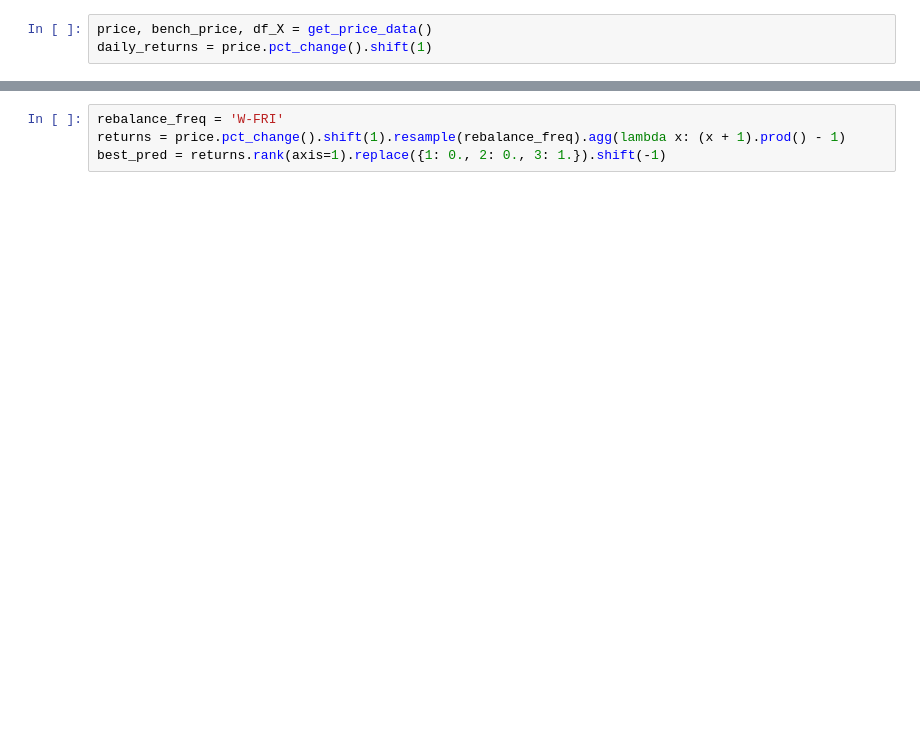
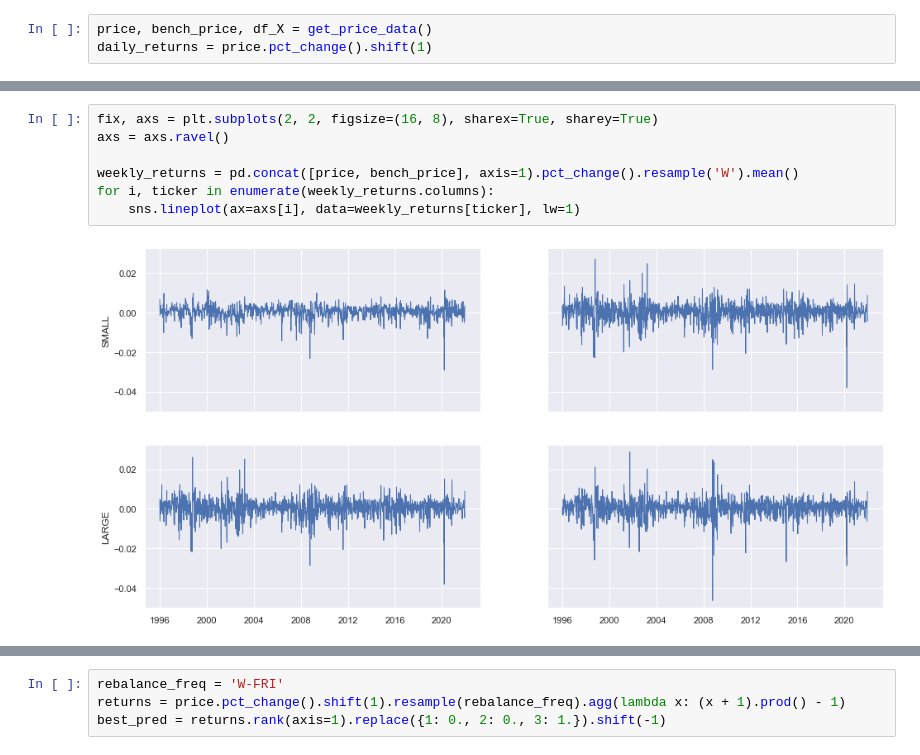
Before and after one commit to lacoupe/BCVS, a Jupyter notebook: SW/size/size.ipynb, the cells around one changed output, grey strips where cells are left out. Drawn from its saved outputs; the diff is of its cells as text; blank space fills up the shorter version.

```diff
--- a/SW/size/size.ipynb
+++ b/SW/size/size.ipynb
@@ -33,3 +54,12 @@ plt.show()
+# %%
+fix, axs = plt.subplots(2, 2, figsize=(16, 8), sharex=True, sharey=True)
+axs = axs.ravel()
+
+weekly_returns = pd.concat([price, bench_price], axis=1).pct_change().resample('W').mean()
+for i, ticker in enumerate(weekly_returns.columns):
+    sns.lineplot(ax=axs[i], data=weekly_returns[ticker], lw=1)
+# %% [output]
+[figure, added]
 # %%
 corr = pd.concat([price, bench_price], axis=1).pct_change().resample('W').mean().corr().round(4)
 
```
Also changed, not shown: parts of 11 cells of this notebook, 6 other files.
